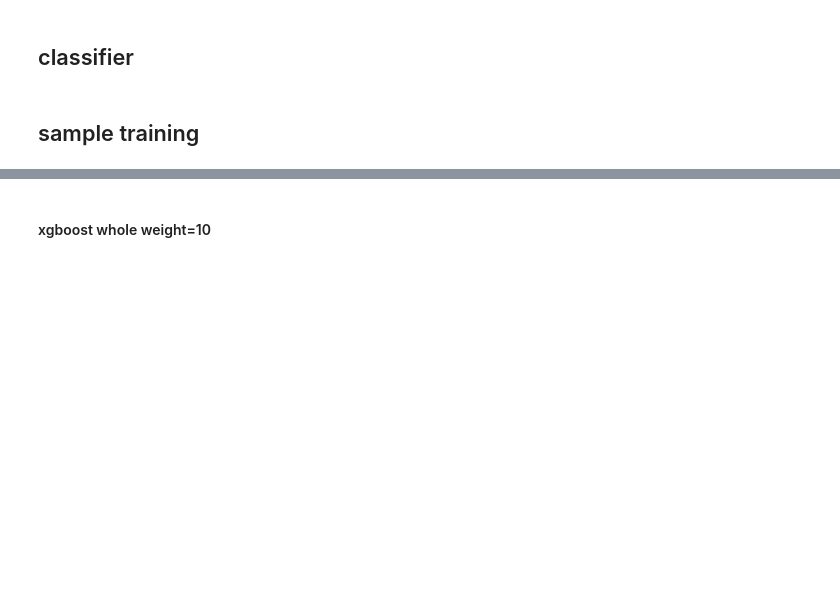
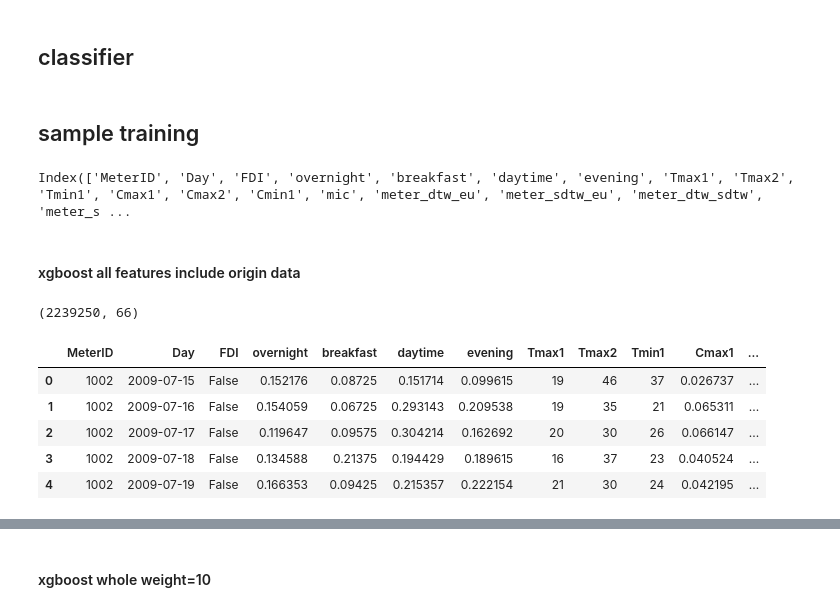
Before and after one commit to BOBO-LU/Non-Technical-Loss, a Jupyter notebook: main-training.ipynb, the cells around one changed output, grey strips where cells are left out. Cells and saved outputs as stored; diff of their text form; code cells hidden in the pictures; blank space fills up the shorter version.

```diff
--- a/main-training.ipynb
+++ b/main-training.ipynb
@@ -75,0 +77,21 @@ training_data.head(3)
+# %%
+smart_meter_data_group = []
+for i in range(10):
+    d1 = pd.read_csv('CSV/smartmeterhalf/smart_meter_'+str(i)+'_1.csv')
+    d2 = pd.read_csv('CSV/smartmeterhalf/smart_meter_'+str(i)+'_2.csv')
+    data = pd.concat([d1,d2])
+    print(data.shape)
+    smart_meter_data_group.append(data)
+
+smart_meter = []
+for area in smart_meter_data_group:
+    t = area['Atk_Elec'].to_numpy().reshape(-1, 530, 48)
+    for meter in t:
+        smart_meter.append(meter)
+smart_meter = np.asarray(smart_meter)
+print(smart_meter.shape)
+smart_meter = smart_meter.reshape(-1, 48)
+smart_meter_df = pd.DataFrame(smart_meter)
+print(smart_meter_df.shape)
+# %%
+training_data = concat_two_df_and_drop_same_column_in_df2(training_data, smart_meter_df)
@@ -90,2 +119,21 @@ x_col = ['overnight', 'breakfast', 'daytime', 'evening', 'Tmax1', 'Tmax2', 'Tmin
 y_col = ['FDI']
 training_sample = training_data.iloc[:422*3*530]
+# %%
+training_data.columns
+# %% [output]
+Index(['MeterID', 'Day', 'FDI', 'overnight', 'breakfast', 'daytime', 'evening', 'Tmax1', 'Tmax2', 'Tmin1', 'Cmax1', 'Cmax2', 'Cmin1', 'mic', 'meter_dtw_eu', 'meter_sdtw_eu', 'meter_dtw_sdtw', 'meter_s ...
+# %% [markdown]
+#### xgboost all features include origin data
+# %%
+training_data.shape
+# %% [output]
+(2239250, 66)
+# %%
+training_data.head()
+# %% [output]
+|  | MeterID | Day | FDI | overnight | breakfast | daytime | evening | Tmax1 | Tmax2 | Tmin1 | Cmax1 | ... |
+| 0 | 1002 | 2009-07-15 | False | 0.152176 | 0.08725 | 0.151714 | 0.099615 | 19 | 46 | 37 | 0.026737 | ... |
+| 1 | 1002 | 2009-07-16 | False | 0.154059 | 0.06725 | 0.293143 | 0.209538 | 19 | 35 | 21 | 0.065311 | ... |
+| 2 | 1002 | 2009-07-17 | False | 0.119647 | 0.09575 | 0.304214 | 0.162692 | 20 | 30 | 26 | 0.066147 | ... |
+| 3 | 1002 | 2009-07-18 | False | 0.134588 | 0.21375 | 0.194429 | 0.189615 | 16 | 37 | 23 | 0.040524 | ... |
+| 4 | 1002 | 2009-07-19 | False | 0.166353 | 0.09425 | 0.215357 | 0.222154 | 21 | 30 | 24 | 0.042195 | ... |
```
Also changed, not shown: parts of 35 cells of this notebook, 2 other files.
